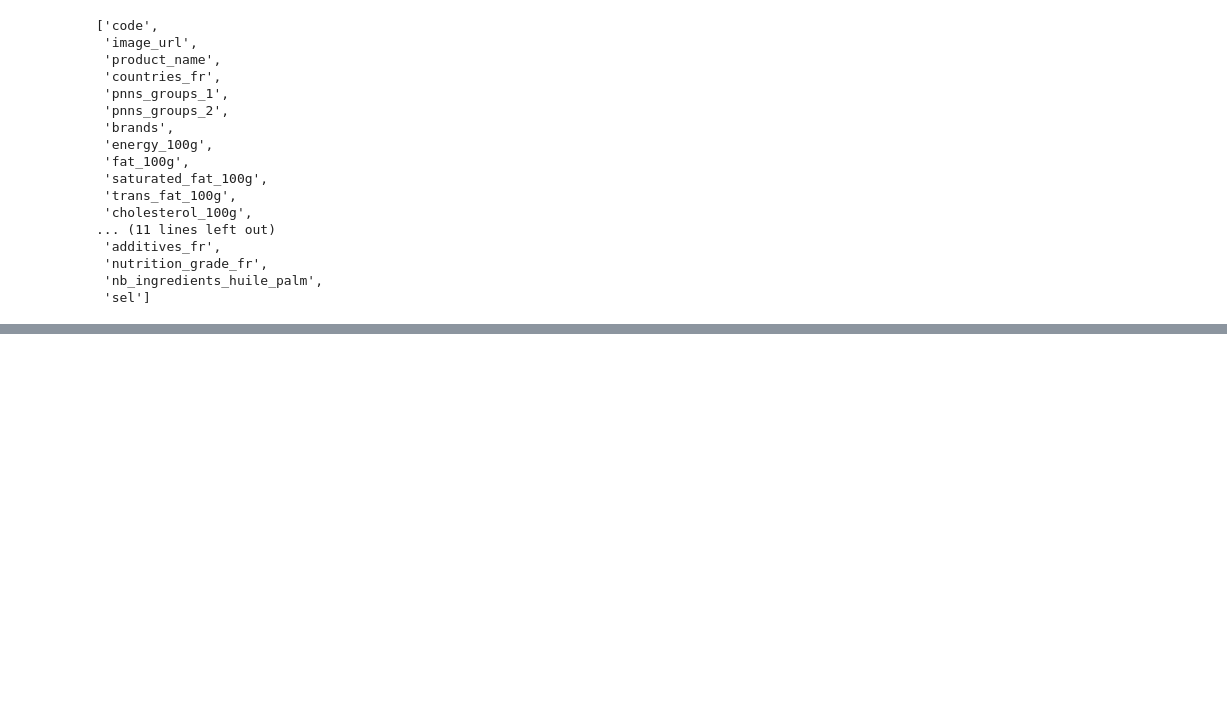
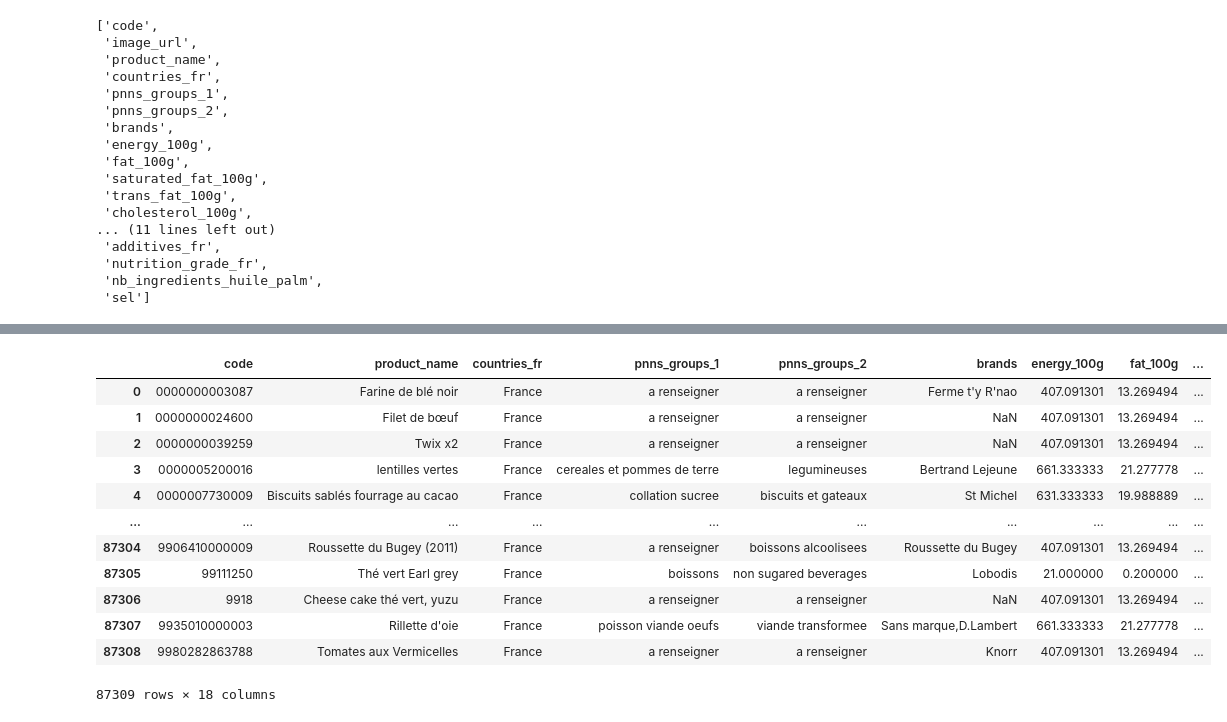
Before and after one commit to TheoChastrePradat/OC_DataScientist_P3, a Jupyter notebook: Projet_3/Script/OpenFoodFacts.ipynb, the cells around one changed output, grey strips where cells are left out. Drawn from its saved outputs; the diff is of its cells as text; code cells hidden in the pictures; blank space fills up the shorter version.

```diff
--- a/Projet_3/Script/OpenFoodFacts.ipynb
+++ b/Projet_3/Script/OpenFoodFacts.ipynb
@@ -1350,0 +1713,3 @@ data_retained.columns.tolist()
+# %%
+# Supprimer la mise à l'échelle
+df_tmp_knn_inverse = pd.DataFrame(scaler.inverse_transform(df_tmp_knn), columns=df_tmp_knn.columns)
@@ -1350,0 +1732,4 @@ data_retained.columns.tolist()
+# %%
+# Travail sur une copie du dataframe imputé
+df_tmp_imput = df_tmp_knn_inverse.copy()
+df_tmp_imput['index'] = range(0, len(df_tmp_imput))
@@ -1350,0 +1752,7 @@ data_retained.columns.tolist()
+# %%
+# Travail préparatoire au merge pour le dataframe nettoyé non imputé
+df_tmp_appli = data_retained.copy()
+# merge sur cette nouvelle variable index
+df_tmp_appli['index'] = range(0, len(df_tmp_appli))
+cols = data_retained.select_dtypes(include=[np.number]).columns.to_list()
+df_tmp_appli.drop(cols, axis=1, inplace=True)
@@ -1350,0 +1775,20 @@ data_retained.columns.tolist()
+# %%
+# Merge des colonnes imputées dans le dataframe nettoyé non imputé
+cols_to_merge = data_retained.columns.to_list()
+df_appli_clean = df_tmp_appli.merge(df_tmp_imput, left_on='index', right_on='index')[cols_to_merge]
+# %%
+df_appli_clean
+# %% [output]
+|  | code | product_name | countries_fr | pnns_groups_1 | pnns_groups_2 | brands | energy_100g | fat_100g | ... |
+| 0 | 0000000003087 | Farine de blé noir | France | a renseigner | a renseigner | Ferme t'y R'nao | 407.091301 | 13.269494 | ... |
+| 1 | 0000000024600 | Filet de bœuf | France | a renseigner | a renseigner | NaN | 407.091301 | 13.269494 | ... |
+| 2 | 0000000039259 | Twix x2 | France | a renseigner | a renseigner | NaN | 407.091301 | 13.269494 | ... |
+| 3 | 0000005200016 | lentilles vertes | France | cereales et pommes de terre | legumineuses | Bertrand Lejeune | 661.333333 | 21.277778 | ... |
+| 4 | 0000007730009 | Biscuits sablés fourrage au cacao | France | collation sucree | biscuits et gateaux | St Michel | 631.333333 | 19.988889 | ... |
+| ... | ... | ... | ... | ... | ... | ... | ... | ... | ... |
+| 87304 | 9906410000009 | Roussette du Bugey (2011) | France | a renseigner | boissons alcoolisees | Roussette du Bugey | 407.091301 | 13.269494 | ... |
+| 87305 | 99111250 | Thé vert Earl grey | France | boissons | non sugared beverages | Lobodis | 21.000000 | 0.200000 | ... |
+| 87306 | 9918 | Cheese cake thé vert, yuzu | France | a renseigner | a renseigner | NaN | 407.091301 | 13.269494 | ... |
+| 87307 | 9935010000003 | Rillette d'oie | France | poisson viande oeufs | viande transformee | Sans marque,D.Lambert | 661.333333 | 21.277778 | ... |
+| 87308 | 9980282863788 | Tomates aux Vermicelles | France | a renseigner | a renseigner | Knorr | 407.091301 | 13.269494 | ... |
+87309 rows × 18 columns
```
Also changed, not shown: parts of 54 cells of this notebook.
